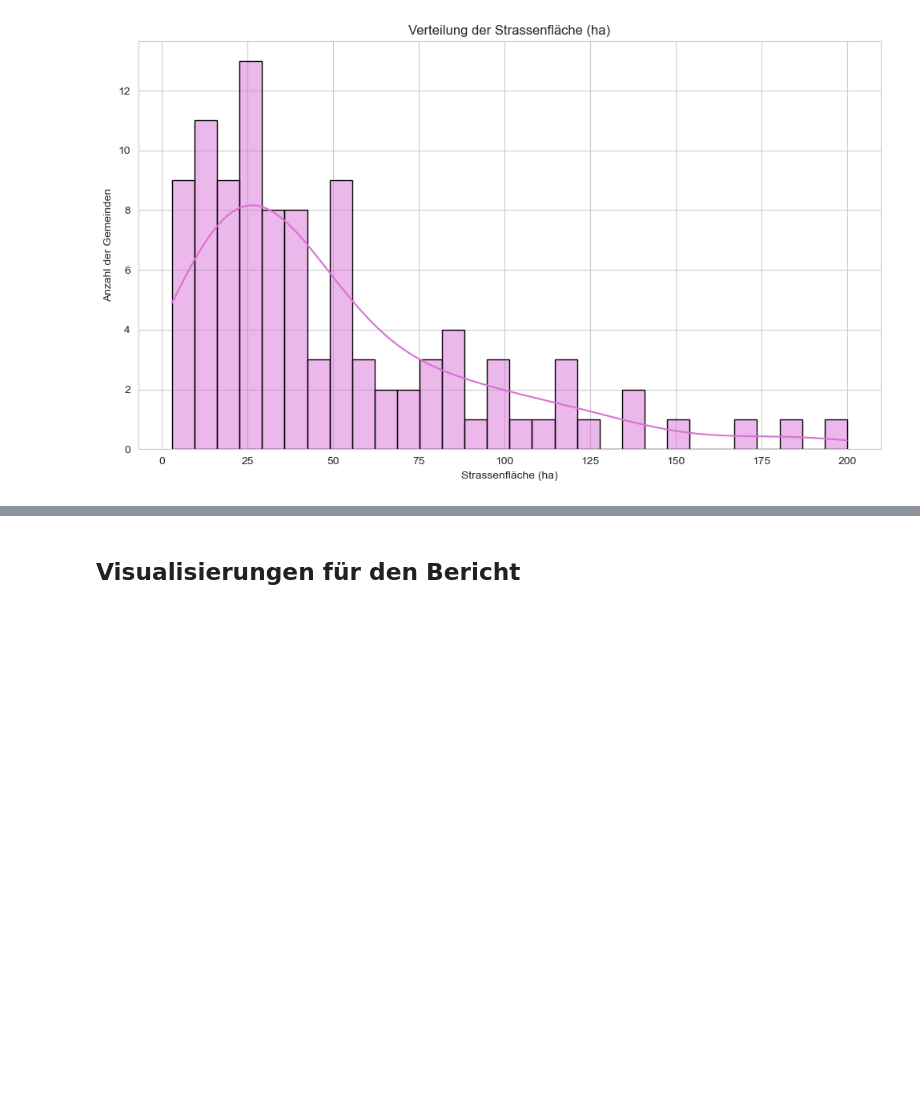
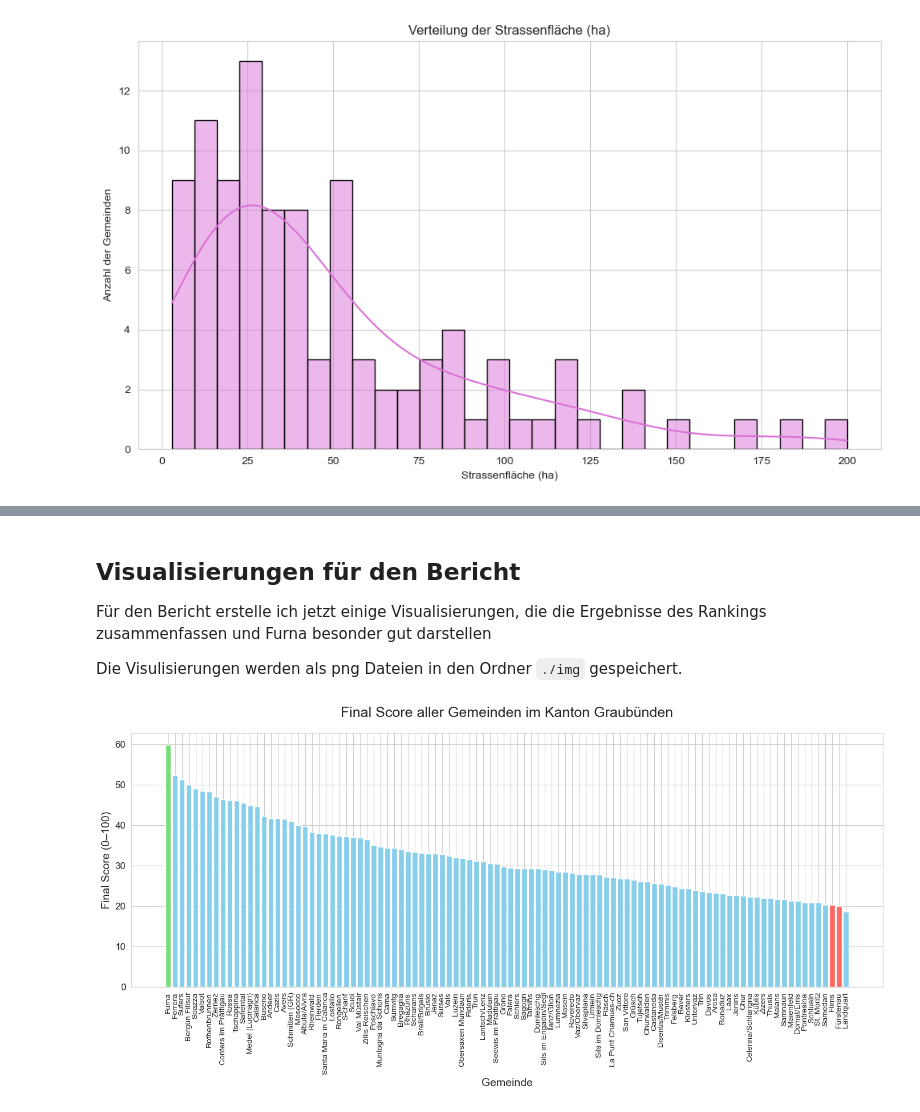
Before and after one commit to gideon-monterosa/dawr, a Jupyter notebook: assignement-1/ranking.ipynb, the cells around one changed output, grey strips where cells are left out. Saved outputs shown, nothing was run; the diff lists cells and outputs as text; code cells hidden in the pictures; blank space fills up the shorter version.

Commit message:
add bericht

```diff
--- a/assignement-1/ranking.ipynb
+++ b/assignement-1/ranking.ipynb
@@ -474,2 +560,32 @@ display(styled_df)
 # %% [markdown]
 ## Visualisierungen für den Bericht
+
+Für den Bericht erstelle ich jetzt einige Visualisierungen, die die Ergebnisse des Rankings zusammenfassen und Furna besonder gut darstellen
+
+Die Visulisierungen werden als png Dateien in den Ordner `./img` gespeichert.
+# %%
+def get_pastel_color(gemeinde):
+    """
+    Hebt die relevanten Gemeinden farblich hervor.
+    """
+    if gemeinde == 'Furna':
+        return '#77dd77'
+    elif gemeinde in ['Flims', 'Fürstenau']:
+        return '#ff6961'
+    else:
+        return 'skyblue'
+
+colors = df_rank['Gemeinde'].apply(get_pastel_color)
+
+plt.figure(figsize=(14, 7))
+plt.bar(df_rank['Gemeinde'], df_rank['final_score'], color=colors)
+plt.title('Final Score aller Gemeinden im Kanton Graubünden', fontsize=18, pad=20)
+plt.ylabel('Final Score (0–100)', fontsize=14)
+plt.xlabel('Gemeinde', fontsize=14)
+plt.xticks(rotation=90, fontsize=10)
+plt.yticks(fontsize=12)
+plt.tight_layout()
+plt.savefig('./img/final_score.png', format='png', dpi=300, bbox_inches='tight')
+plt.show()
+# %% [output]
+[figure, added]
```
Also changed, not shown: parts of 19 cells of this notebook, 6 other files.
